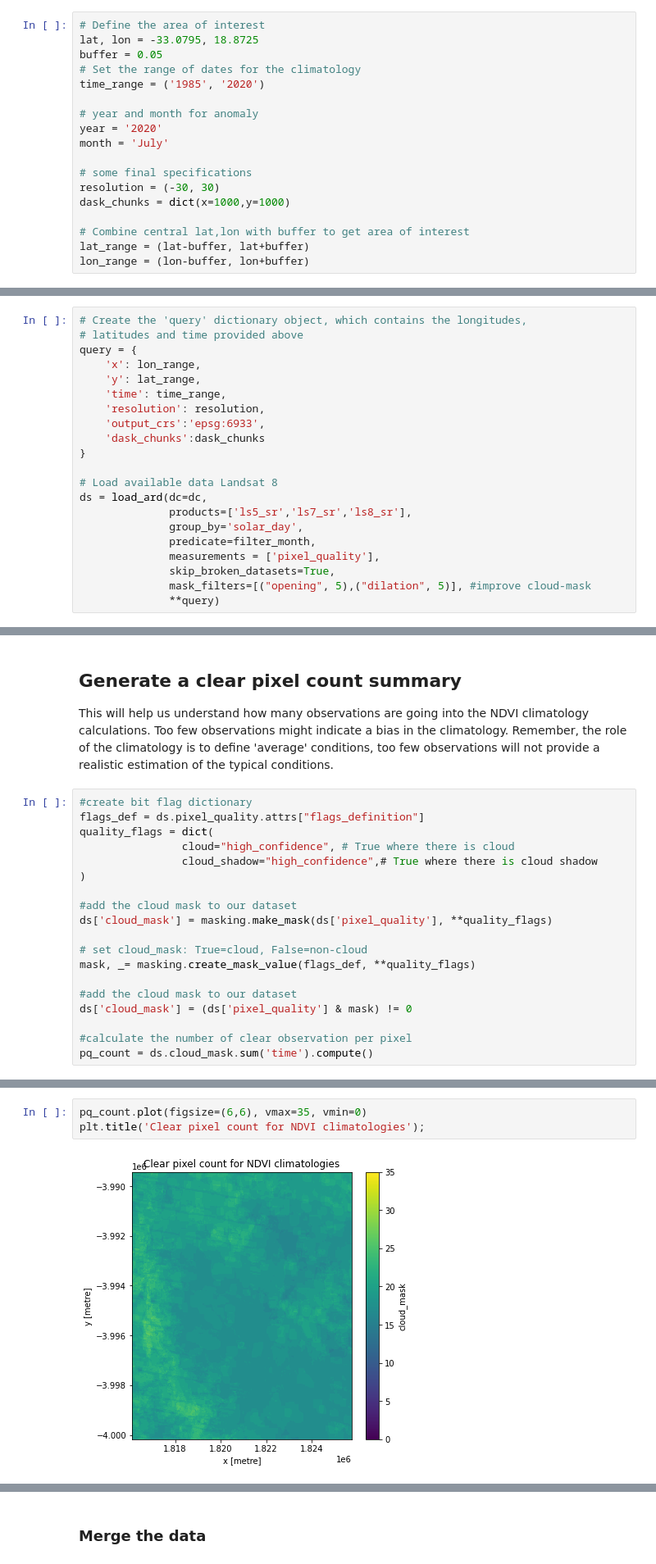
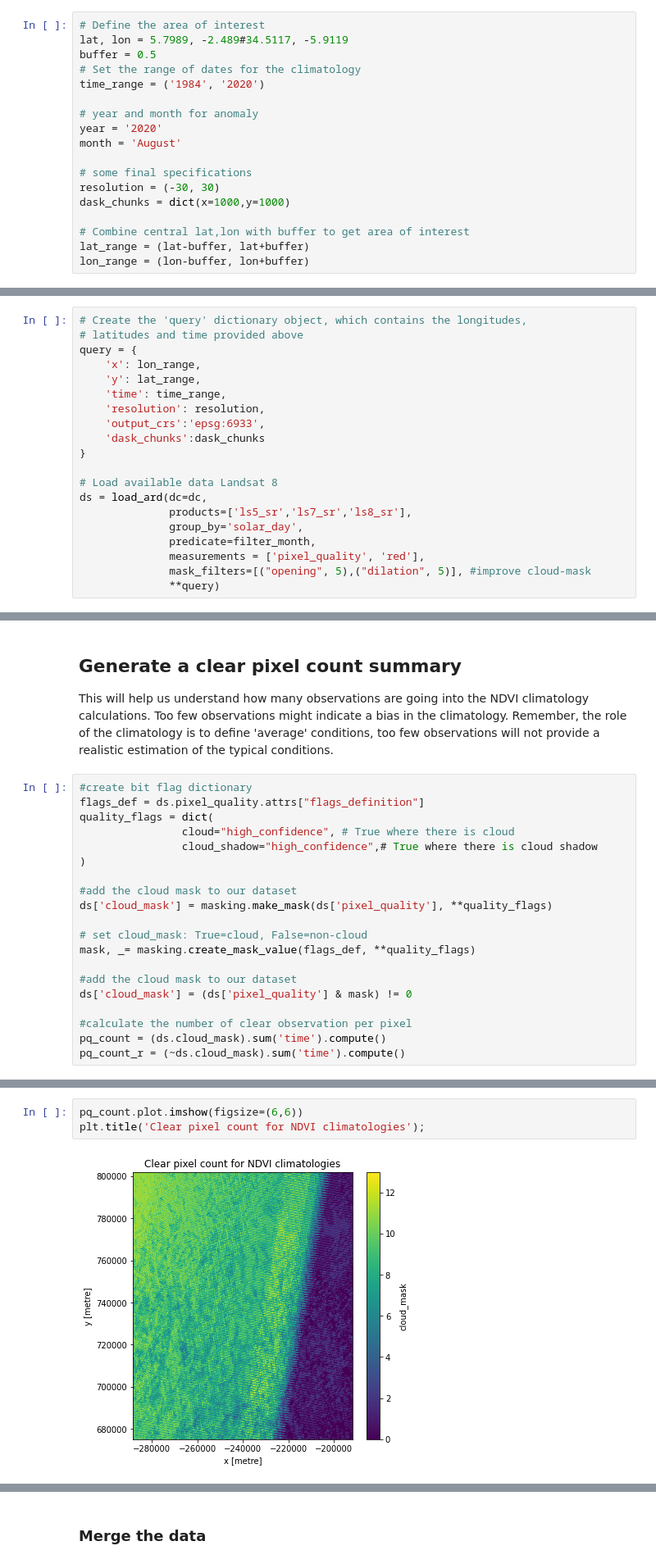
Before and after one commit to digitalearthafrica/ndvi-anomalies, a Jupyter notebook: testing/8_Vegetation_anomalies_monthly.ipynb, the cells around one changed output, grey strips where cells are left out. Shown: that part at 82% size. Saved outputs shown, nothing was run; the diff lists cells and outputs as text.

Commit message:
fix clear count calculation

```diff
--- a/testing/8_Vegetation_anomalies_monthly.ipynb
+++ b/testing/8_Vegetation_anomalies_monthly.ipynb
@@ -87,14 +89,14 @@ The example explores coastal change in Ponto, Senegal.
 **To run the notebook for a different area**, make sure Landsat data is available for the new location, which you can check at the [DE Africa Explorer](https://explorer.digitalearth.africa/) (use the drop-down menu to view all Landsat products).
 # %%
 # Define the area of interest
-lat, lon = -33.0795, 18.8725
-buffer = 0.05
+lat, lon = 5.7989, -2.489#34.5117, -5.9119
+buffer = 0.5
 # Set the range of dates for the climatology
-time_range = ('1985', '2020')
+time_range = ('1984', '2020')
 
 # year and month for anomaly
 year = '2020'
-month = 'July'
+month = 'August'
 
 # some final specifications
 resolution = (-30, 30)
@@ -156,8 +158,7 @@ ds = load_ard(dc=dc,
               products=['ls5_sr','ls7_sr','ls8_sr'],
               group_by='solar_day',
               predicate=filter_month,
-              measurements = ['pixel_quality'],
-              skip_broken_datasets=True,
+              measurements = ['pixel_quality', 'red'],
               mask_filters=[("opening", 5),("dilation", 5)], #improve cloud-mask
               **query)
 # %% [output]
@@ -193,4 +204,5 @@ mask, _= masking.create_mask_value(flags_def, **quality_flags)
 ds['cloud_mask'] = (ds['pixel_quality'] & mask) != 0
 
 #calculate the number of clear observation per pixel
-pq_count = ds.cloud_mask.sum('time').compute()
+pq_count = (ds.cloud_mask).sum('time').compute()
+pq_count_r = (~ds.cloud_mask).sum('time').compute()
@@ -204,5 +209,5 @@ Coordinates:
 # %%
-pq_count.plot(figsize=(6,6), vmax=35, vmin=0)
+pq_count.plot.imshow(figsize=(6,6))
 plt.title('Clear pixel count for NDVI climatologies');
 # %% [output]
-[figure, old version]
+[figure, new version]
```
Also changed, not shown: parts of 9 cells of this notebook, 2 other files.
